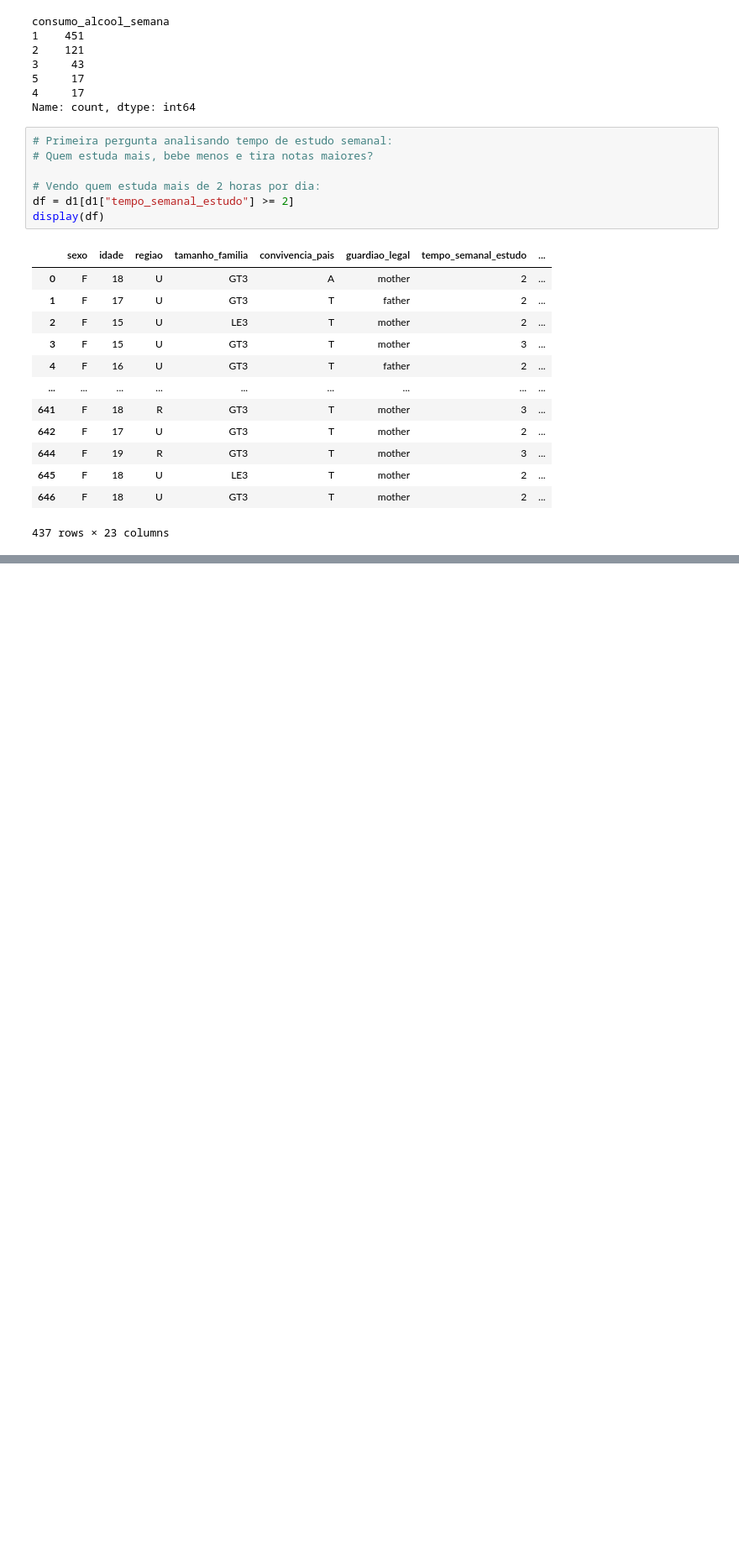
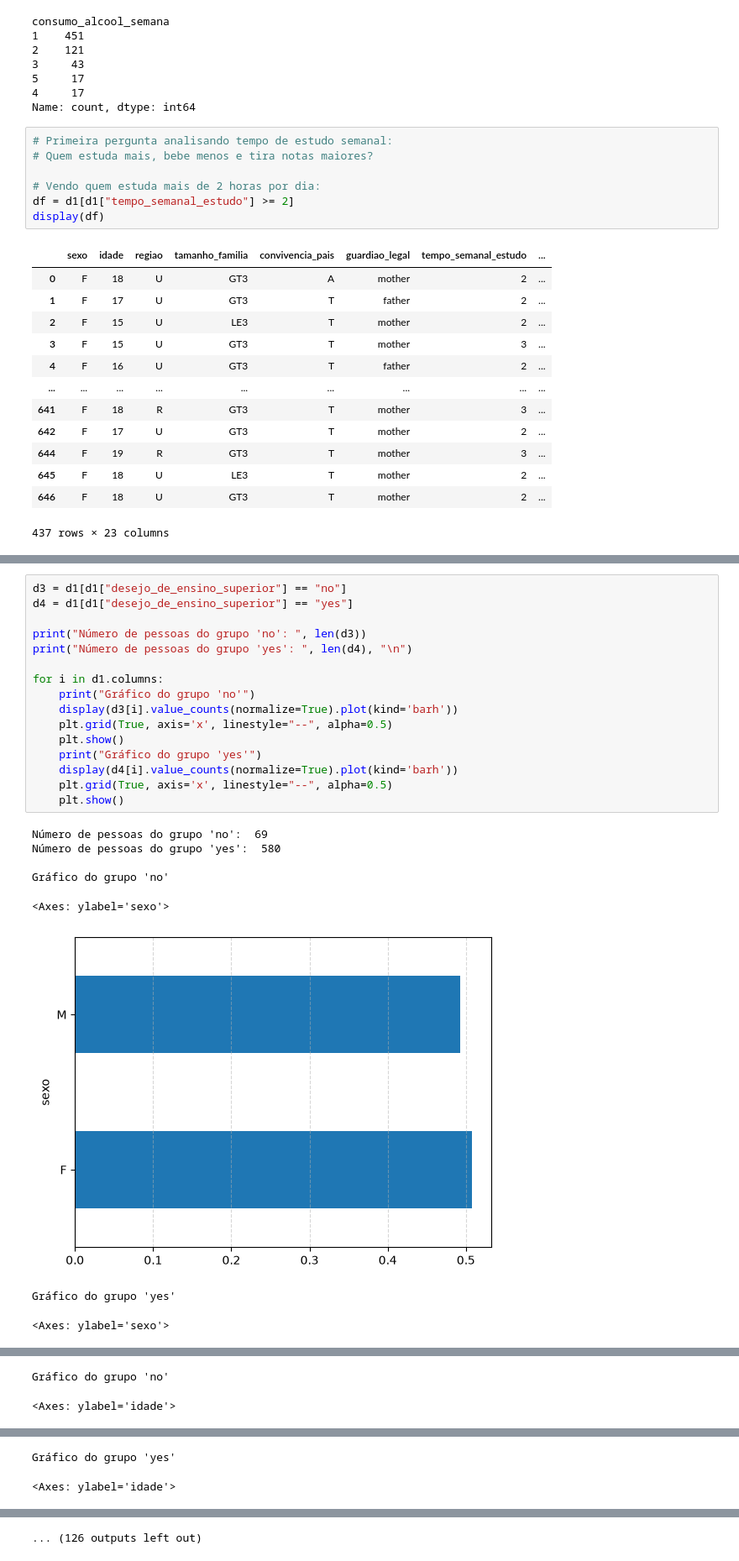
Before and after one commit to julialm-s/EDADatasetStudentAlcoholConsumption, a Jupyter notebook: analise.ipynb, the cells around one changed output, grey strips where cells are left out. Shown at 84% size. Drawn from its saved outputs; the diff is of its cells as text; blank space fills up the shorter version.

```diff
--- a/analise.ipynb
+++ b/analise.ipynb
@@ -597,0 +709,25 @@ display(df)
+# %%
+d3 = d1[d1["desejo_de_ensino_superior"] == "no"]
+d4 = d1[d1["desejo_de_ensino_superior"] == "yes"]
+
+print("Número de pessoas do grupo 'no': ", len(d3))
+print("Número de pessoas do grupo 'yes': ", len(d4), "\n")
+
+for i in d1.columns:
+    print("Gráfico do grupo 'no'")
+    display(d3[i].value_counts(normalize=True).plot(kind='barh'))
+    plt.grid(True, axis='x', linestyle="--", alpha=0.5)
+    plt.show()
+    print("Gráfico do grupo 'yes'")
+    display(d4[i].value_counts(normalize=True).plot(kind='barh'))
+    plt.grid(True, axis='x', linestyle="--", alpha=0.5)
+    plt.show()
+# %% [output]
+Número de pessoas do grupo 'no':  69
+Número de pessoas do grupo 'yes':  580
+
+Gráfico do grupo 'no'
+<Axes: ylabel='sexo'>
+[figure, added]
+Gráfico do grupo 'yes'
+<Axes: ylabel='sexo'>
@@ -597,0 +735,2 @@ display(df)
+Gráfico do grupo 'no'
+<Axes: ylabel='idade'>
@@ -597,0 +738,2 @@ display(df)
+Gráfico do grupo 'yes'
+<Axes: ylabel='idade'>
@@ -597,0 +741 @@ display(df)
+... (126 outputs left out)
```
Also changed, not shown: parts of 13 cells of this notebook.
